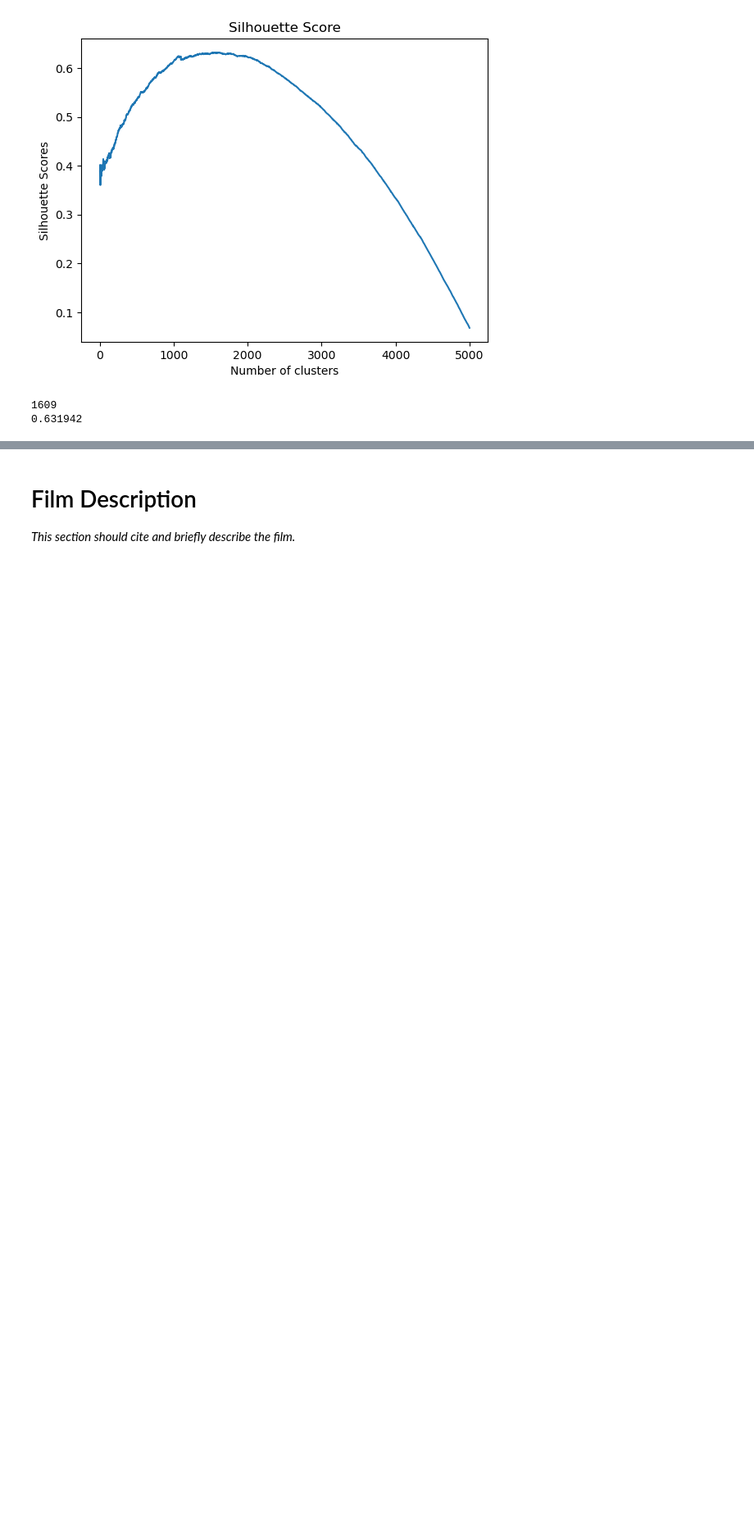
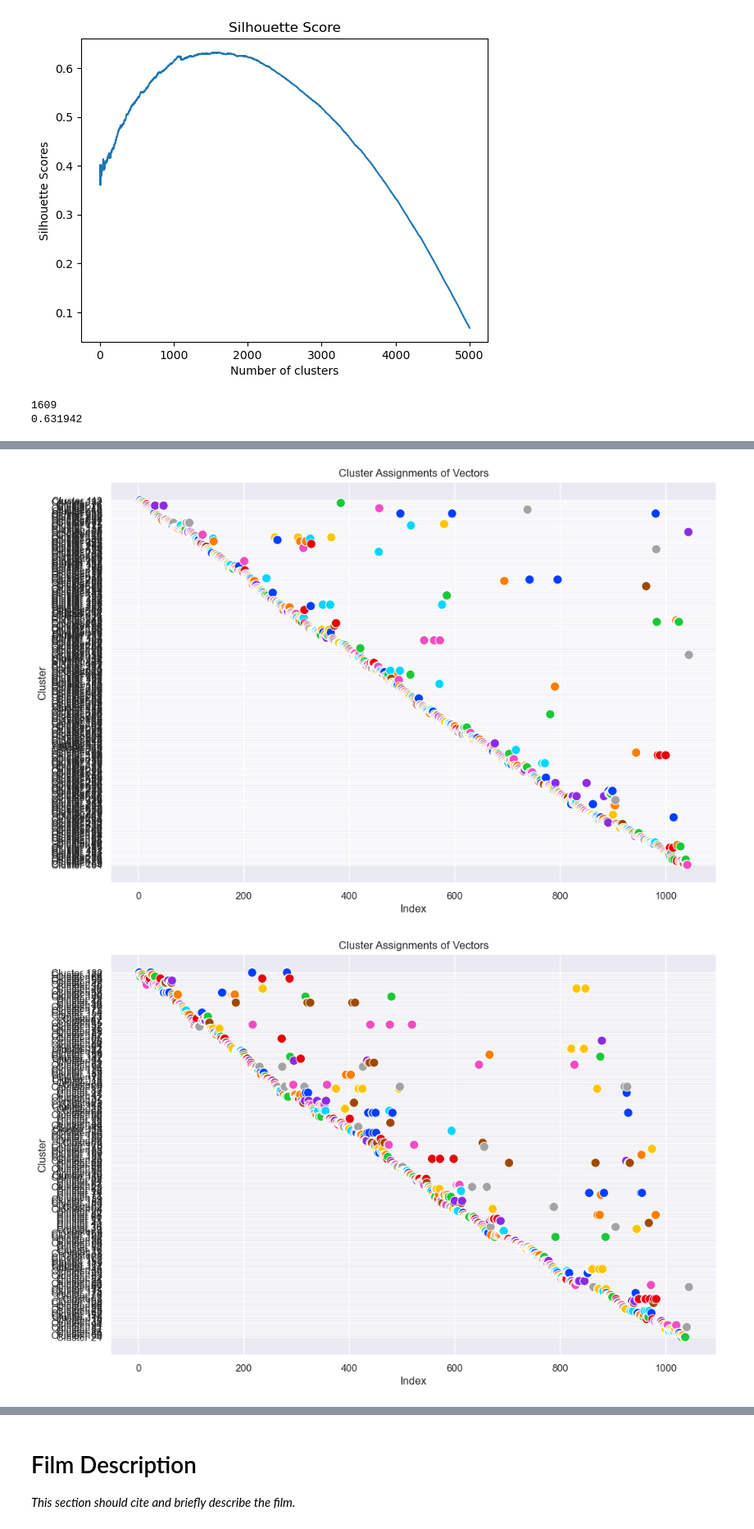
Before and after one commit to Pckay4058/embed-7, a Jupyter notebook: group_7_embed.ipynb, the cells around one changed output, grey strips where cells are left out. Shown at 82% size. Saved outputs shown, nothing was run; the diff lists cells and outputs as text; code cells hidden in the pictures; blank space fills up the shorter version.

```diff
--- a/group_7_embed.ipynb
+++ b/group_7_embed.ipynb
@@ -154,0 +216,9 @@ Sil Score for 4
+# %%
+cluster_indexes = [[] for _ in range(214)]
+
+# Populate lists with indexes
+for i, cluster in enumerate(clusters[4]):
+    cluster_indexes[cluster].append(i)
+
+for i in range(0,214):
+    print("cluster",i,len(cluster_indexes[i]))
@@ -154,0 +243,22 @@ Sil Score for 4
+# %%
+import seaborn as sns
+import matplotlib.pyplot as plt
+
+# Assuming you have the state from the previous code
+
+# Create a list of cluster assignments for each vector
+for k in range(0, No_chunks):
+    cluster_labels = [f'Cluster {cluster + 1}' for cluster in clusters[k]]
+
+    # Plotting the scatter plot
+    sns.set()
+    plt.figure(figsize=(12, 8))  # Adjust the figure size as needed
+    sns.scatterplot(x=np.arange(len(chunk_embeddings[k])), y=cluster_labels, hue=cluster_labels, palette='bright', legend=None, s=100)
+    plt.xlabel('Index')
+    plt.ylabel('Cluster')
+    plt.title('Cluster Assignments of Vectors')
+    #plt.legend(title='Cluster')
+    plt.show()
+# %% [output]
+[figure, added]
+[figure, added]
```
Also changed, not shown: parts of 9 cells of this notebook.
